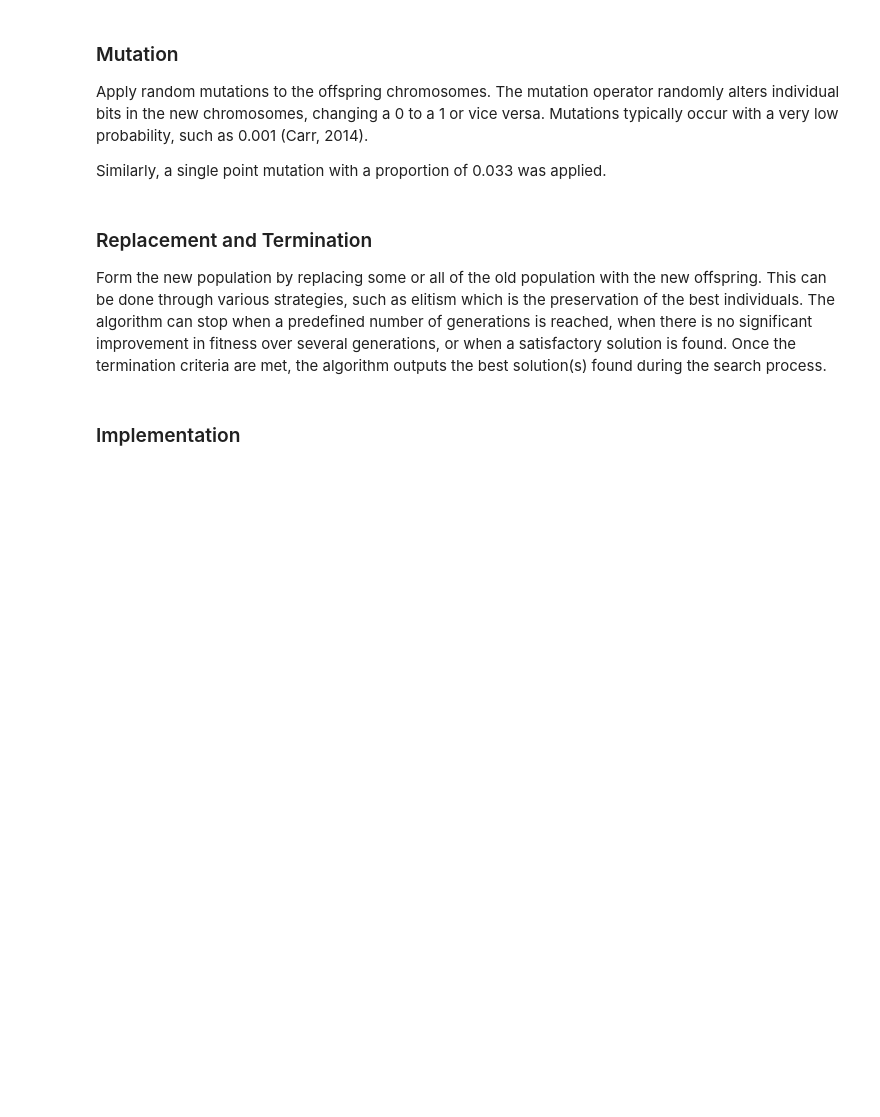
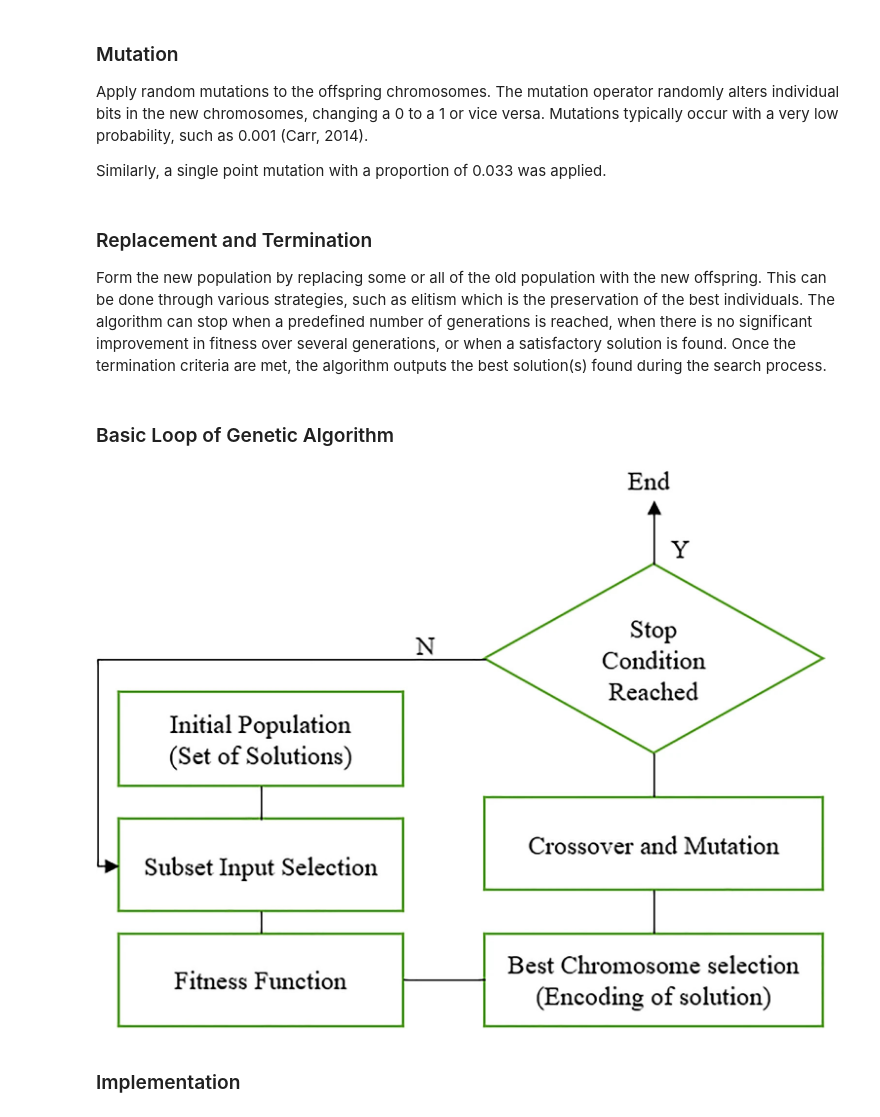
Before and after one commit to RomanShrestha07/DANA_4830_Group_Project, a Jupyter notebook: Group_Project_with_Explanation.ipynb, the cells around one changed output. Cells and saved outputs as stored; diff of their text form; code cells hidden in the pictures; blank space fills up the shorter version.

```diff
--- a/Group_Project_with_Explanation.ipynb
+++ b/Group_Project_with_Explanation.ipynb
@@ -498,4 +555,10 @@ def generations(X, y, model_name, model, size, n_feat, selection_prop=0.5, cross
     return best_chromo, best_score
+# %% [markdown]
+### Basic Loop of Genetic Algorithm
+# %%
+Image(filename="./image/genetic_algorithm.jpg")
+# %% [output]
+[figure, added]
 # %% [markdown]
 ### Implementation
 # %%
```
Also changed, not shown: parts of 35 cells of this notebook, 2 other files.
